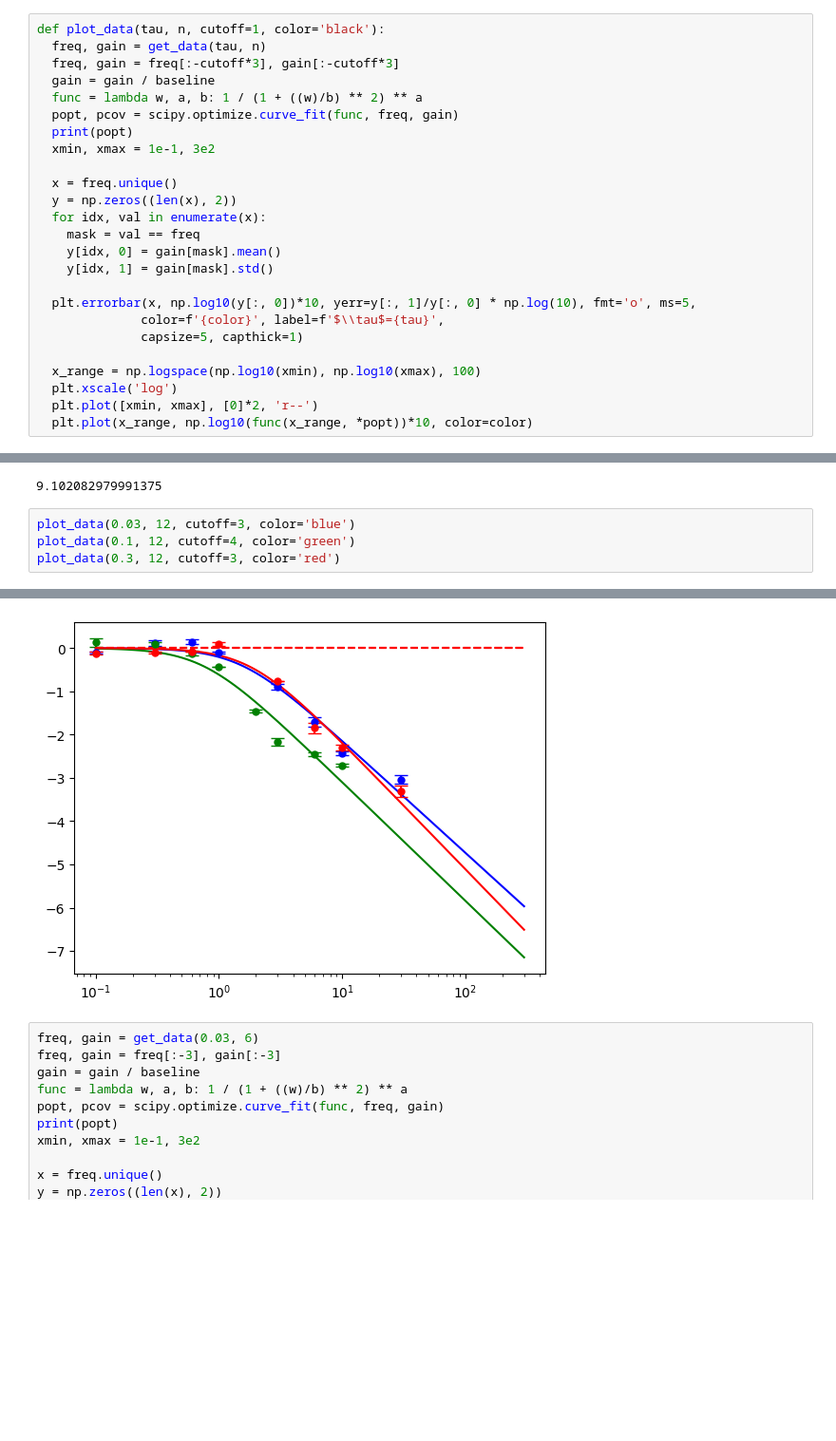
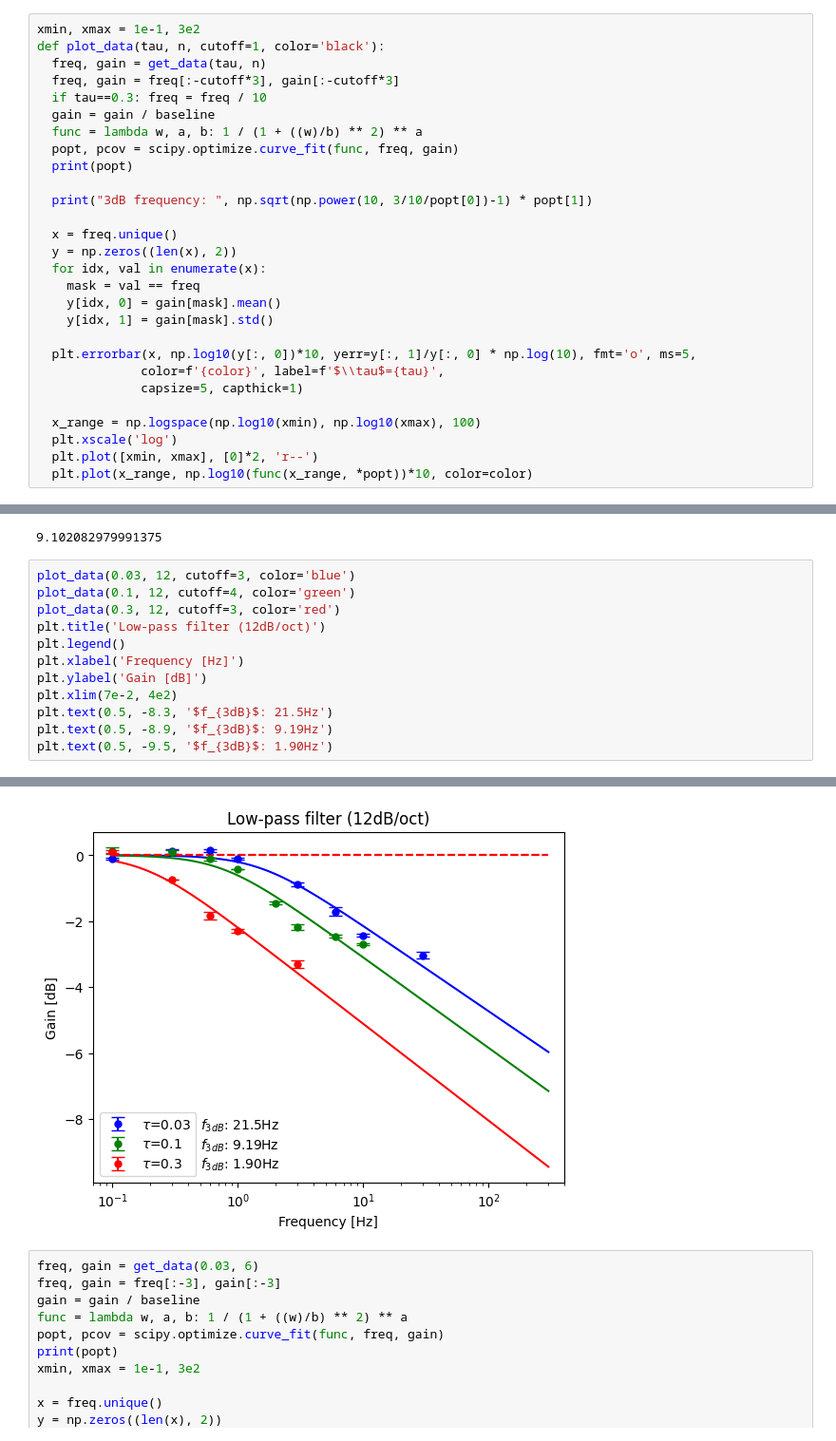
Before and after one commit to IntermidiatePhysicsExperiment/LockInHall, a Jupyter notebook: EDA/03_TaskA-4.ipynb, the cells around one changed output, grey strips where cells are left out. Shown at 95% size. Saved outputs shown, nothing was run; the diff lists cells and outputs as text; blank space fills up the shorter version.

```diff
--- a/EDA/03_TaskA-4.ipynb
+++ b/EDA/03_TaskA-4.ipynb
@@ -38,14 +38,17 @@ plt.show()
 # %% [output]
 [figure]
 # %%
+xmin, xmax = 1e-1, 3e2
 def plot_data(tau, n, cutoff=1, color='black'):
   freq, gain = get_data(tau, n)
   freq, gain = freq[:-cutoff*3], gain[:-cutoff*3]
+  if tau==0.3: freq = freq / 10
   gain = gain / baseline
   func = lambda w, a, b: 1 / (1 + ((w)/b) ** 2) ** a
   popt, pcov = scipy.optimize.curve_fit(func, freq, gain)
   print(popt)
-  xmin, xmax = 1e-1, 3e2
+
+  print("3dB frequency: ", np.sqrt(np.power(10, 3/10/popt[0])-1) * popt[1])
 
   x = freq.unique()
   y = np.zeros((len(x), 2))
@@ -79,5 +93,13 @@ plot_data(0.3, 6, cutoff=6, color='red')
 plot_data(0.03, 12, cutoff=3, color='blue')
 plot_data(0.1, 12, cutoff=4, color='green')
 plot_data(0.3, 12, cutoff=3, color='red')
+plt.title('Low-pass filter (12dB/oct)')
+plt.legend()
+plt.xlabel('Frequency [Hz]')
+plt.ylabel('Gain [dB]')
+plt.xlim(7e-2, 4e2)
+plt.text(0.5, -8.3, '$f_{3dB}$: 21.5Hz')
+plt.text(0.5, -8.9, '$f_{3dB}$: 9.19Hz')
+plt.text(0.5, -9.5, '$f_{3dB}$: 1.90Hz')
 # %% [output]
 [0.12969697 1.50033379]
@@ -86,4 +112,4 @@ plot_data(0.3, 12, cutoff=3, color='red')
-[figure, old version]
+[figure, new version]
 # %%
 freq, gain = get_data(0.03, 6)
 freq, gain = freq[:-3], gain[:-3]
```
Also changed, not shown: parts of 2 cells of this notebook, 59 other files.
